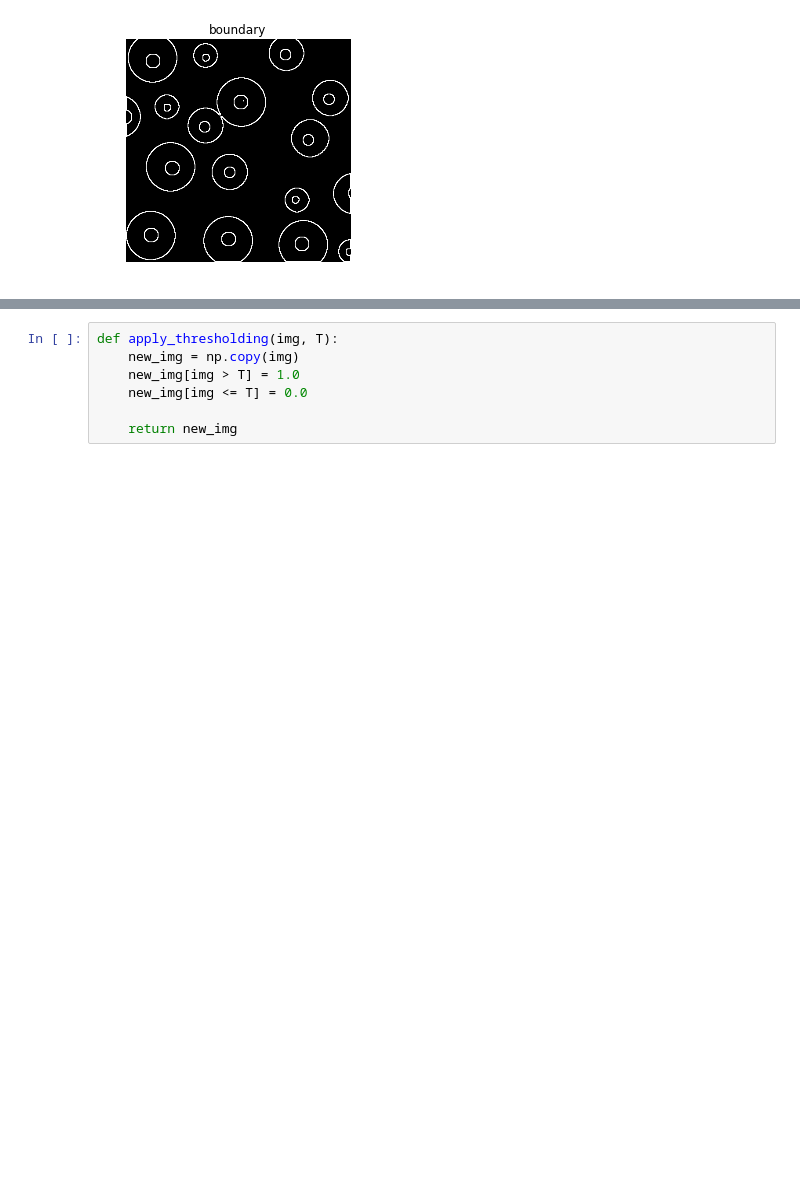
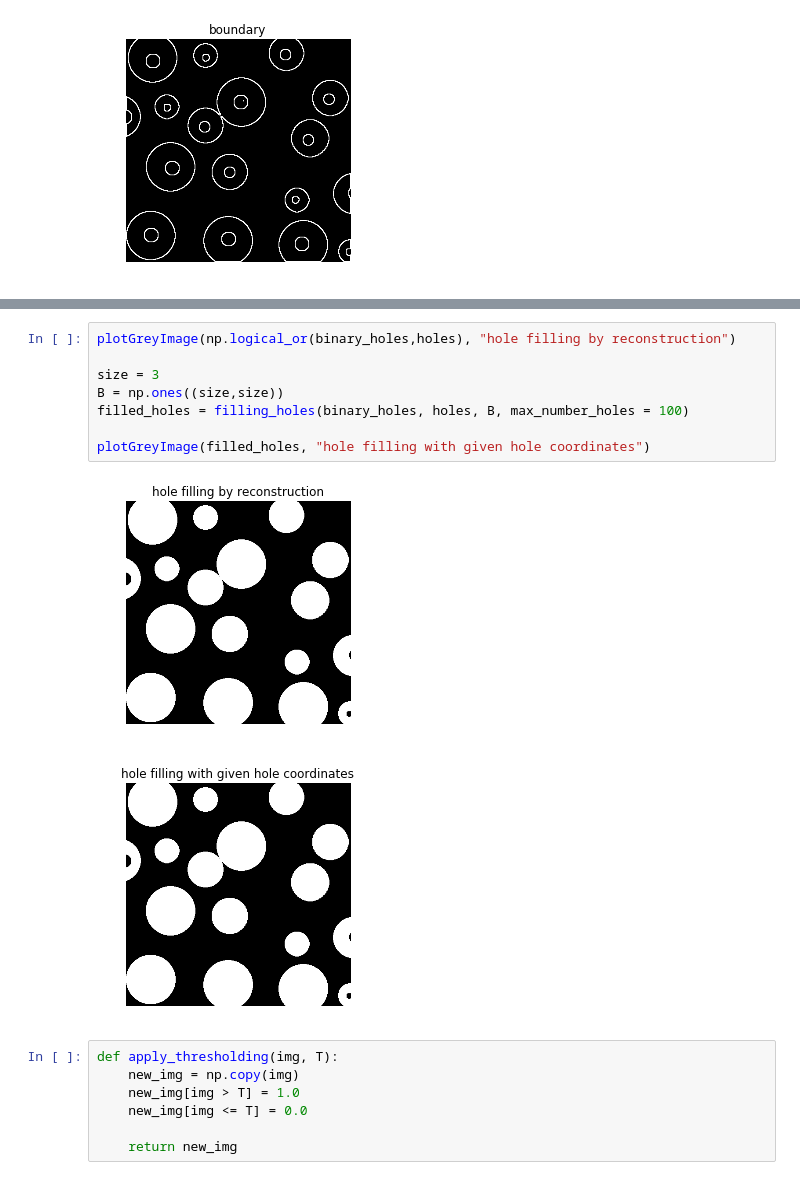
Before and after one commit to Vkomini/DIP_2015, a Jupyter notebook: Task8/Task8_FelixNeutatz.ipynb, the cells around one changed output, grey strips where cells are left out. Drawn from its saved outputs; the diff is of its cells as text; blank space fills up the shorter version.

```diff
--- a/Task8/Task8_FelixNeutatz.ipynb
+++ b/Task8/Task8_FelixNeutatz.ipynb
@@ -318,3 +277,14 @@ holes = find_holes(binary_holes, B)
+# %%
+plotGreyImage(np.logical_or(binary_holes,holes), "hole filling by reconstruction")
+
+size = 3
+B = np.ones((size,size))
+filled_holes = filling_holes(binary_holes, holes, B, max_number_holes = 100)
+
+plotGreyImage(filled_holes, "hole filling with given hole coordinates")
+# %% [output]
+[figure, added]
+[figure, added]
 # %%
 def apply_thresholding(img, T):
     new_img = np.copy(img)
```
Also changed, not shown: parts of 6 cells of this notebook.
